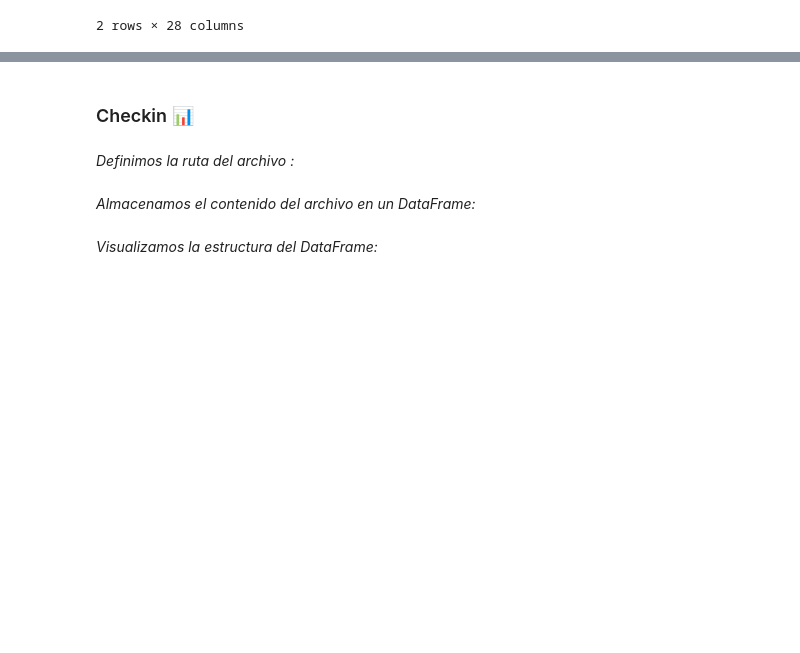
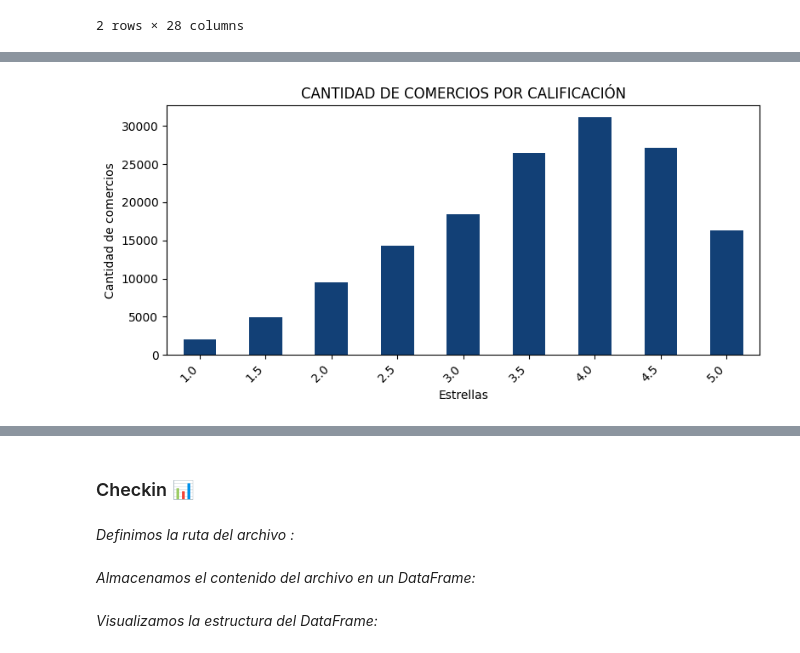
Before and after one commit to MiliTrres/PF_Reviews-Recommendation_Henry, a Jupyter notebook: ETL.ipynb, the cells around one changed output, grey strips where cells are left out. Drawn from its saved outputs; the diff is of its cells as text; code cells hidden in the pictures; blank space fills up the shorter version.

```diff
--- a/ETL.ipynb
+++ b/ETL.ipynb
@@ -81,0 +197,18 @@ df_mcdonalds.to_parquet('./Datos/Archivos Filtrados/business_mcdonalds.parquet')
+# %%
+star = df_business['stars'].value_counts().sort_index()
+# %%
+plt.figure(figsize=(8, 4))
+
+star.plot(kind='bar', color='#124076')
+
+plt.title('CANTIDAD DE COMERCIOS POR CALIFICACIÓN')
+
+plt.xlabel('Estrellas')
+plt.ylabel('Cantidad de comercios')
+
+plt.xticks(rotation=45, ha='right')
+plt.tight_layout()
+
+plt.show()
+# %% [output]
+[figure, added]
```
Also changed, not shown: parts of 99 cells of this notebook, 2 other files.
